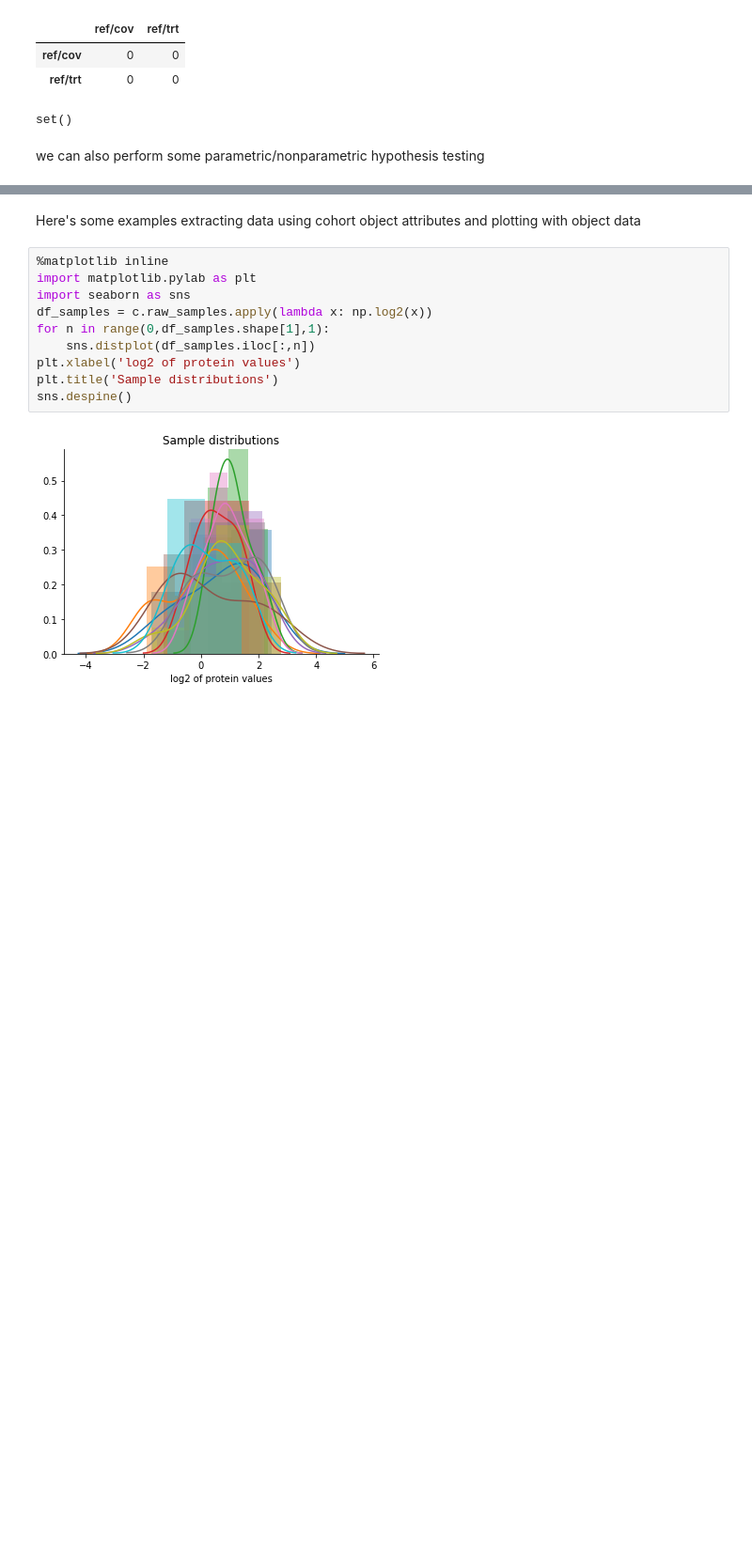
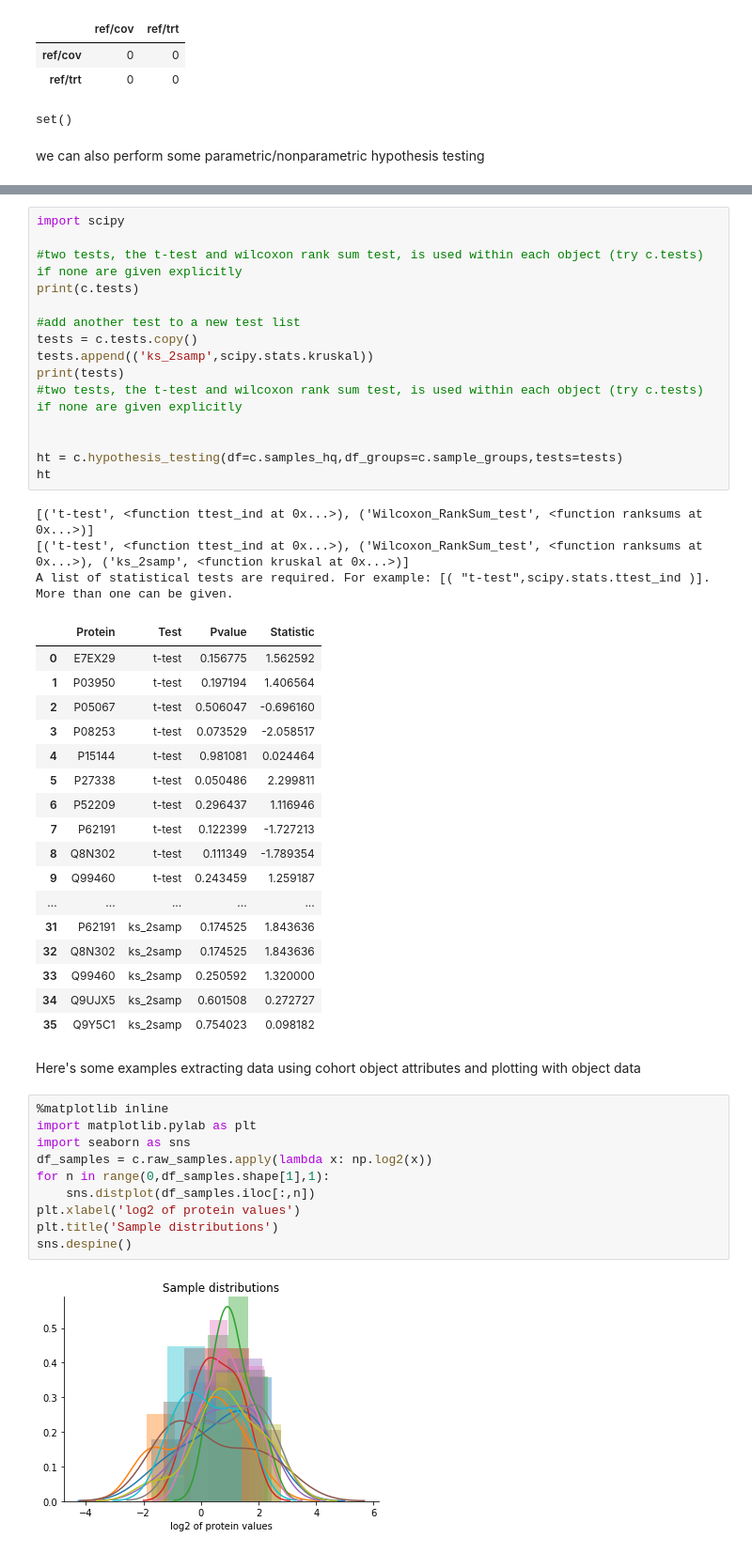
Before and after one commit to ngiangre/cohorts, a Jupyter notebook: Introduction.ipynb, the cells around one changed output, grey strips where cells are left out. Shown at 94% size. Cells and saved outputs as stored; diff of their text form; blank space fills up the shorter version.

Commit message:
Made passible a list of statistical test tuples

```diff
--- a/Introduction.ipynb
+++ b/Introduction.ipynb
@@ -187,3 +175,39 @@ ht
+# %%
+import scipy
+
+#two tests, the t-test and wilcoxon rank sum test, is used within each object (try c.tests) if none are given explicitly
+print(c.tests)
+
+#add another test to a new test list
+tests = c.tests.copy()
+tests.append(('ks_2samp',scipy.stats.kruskal))
+print(tests)
+#two tests, the t-test and wilcoxon rank sum test, is used within each object (try c.tests) if none are given explicitly
+
+
+ht = c.hypothesis_testing(df=c.samples_hq,df_groups=c.sample_groups,tests=tests)
+ht
+# %% [output]
+[('t-test', <function ttest_ind at 0x...>), ('Wilcoxon_RankSum_test', <function ranksums at 0x...>)]
+[('t-test', <function ttest_ind at 0x...>), ('Wilcoxon_RankSum_test', <function ranksums at 0x...>), ('ks_2samp', <function kruskal at 0x...>)]
+A list of statistical tests are required. For example: [( "t-test",scipy.stats.ttest_ind )]. More than one can be given.
+|  | Protein | Test | Pvalue | Statistic |
+| 0 | E7EX29 | t-test | 0.156775 | 1.562592 |
+| 1 | P03950 | t-test | 0.197194 | 1.406564 |
+| 2 | P05067 | t-test | 0.506047 | -0.696160 |
+| 3 | P08253 | t-test | 0.073529 | -2.058517 |
+| 4 | P15144 | t-test | 0.981081 | 0.024464 |
+| 5 | P27338 | t-test | 0.050486 | 2.299811 |
+| 6 | P52209 | t-test | 0.296437 | 1.116946 |
+| 7 | P62191 | t-test | 0.122399 | -1.727213 |
+| 8 | Q8N302 | t-test | 0.111349 | -1.789354 |
+| 9 | Q99460 | t-test | 0.243459 | 1.259187 |
+| ... | ... | ... | ... | ... |
+| 31 | P62191 | ks_2samp | 0.174525 | 1.843636 |
+| 32 | Q8N302 | ks_2samp | 0.174525 | 1.843636 |
+| 33 | Q99460 | ks_2samp | 0.250592 | 1.320000 |
+| 34 | Q9UJX5 | ks_2samp | 0.601508 | 0.272727 |
+| 35 | Q9Y5C1 | ks_2samp | 0.754023 | 0.098182 |
 # %% [markdown]
 Here's some examples extracting data using cohort object attributes and plotting with object data
 # %%
```
Also changed, not shown: parts of 3 cells of this notebook, 1 other file.
